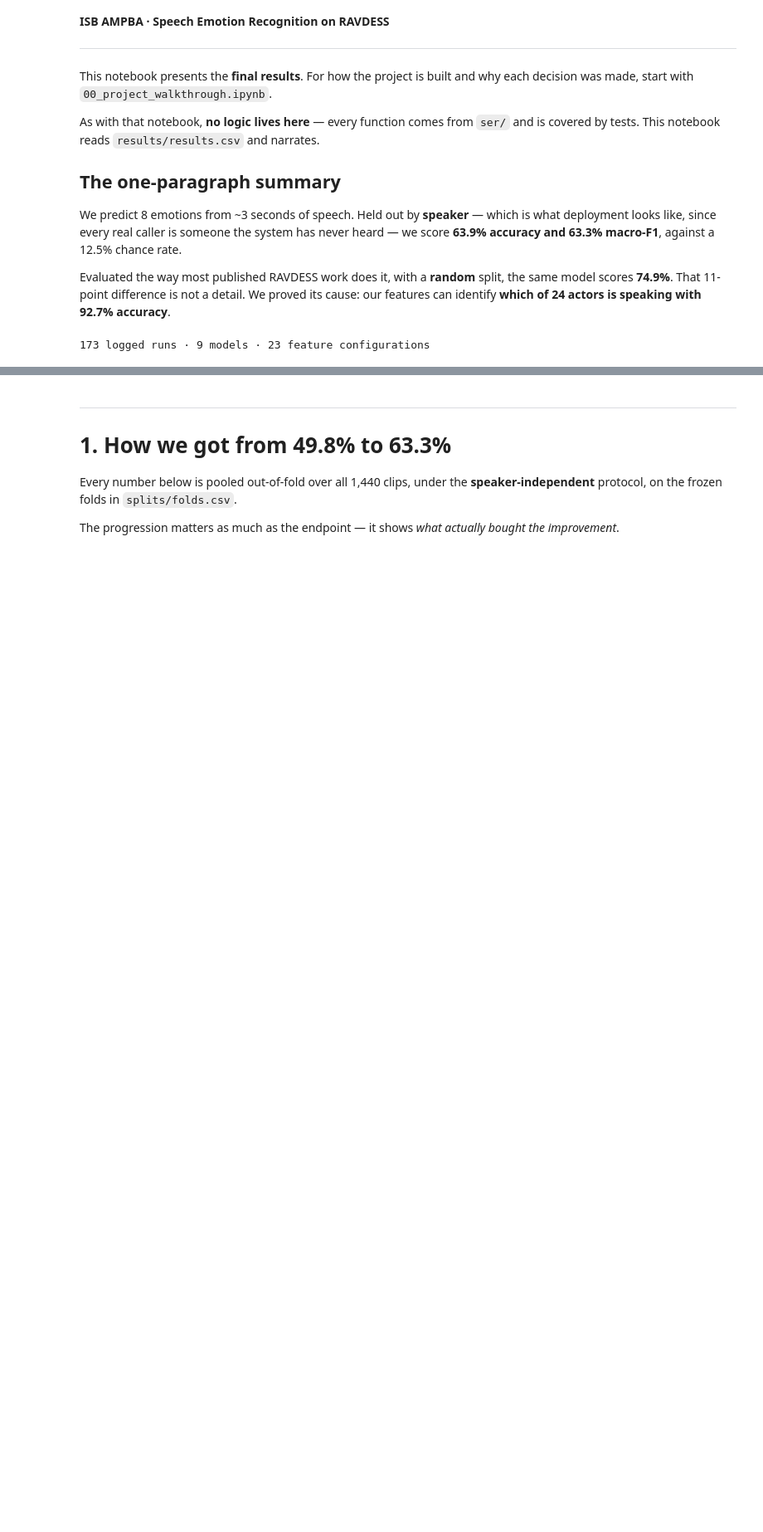
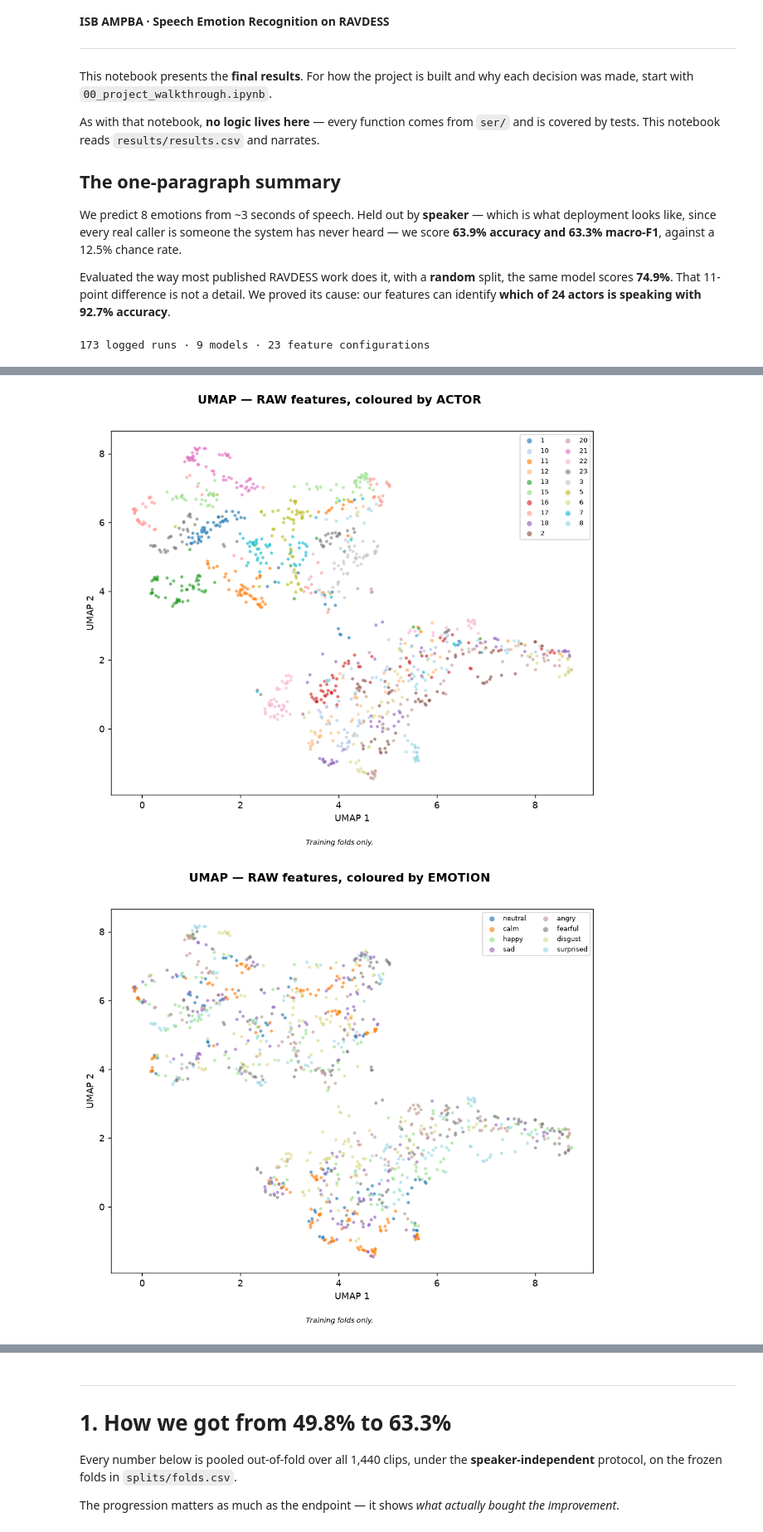
Before and after one commit to Unheard-ser/unheard, a Jupyter notebook: notebooks/01_results_and_findings.ipynb, the cells around one changed output, grey strips where cells are left out. Shown at 83% size. Drawn from its saved outputs; the diff is of its cells as text; code cells hidden in the pictures; blank space fills up the shorter version.

```diff
--- a/notebooks/01_results_and_findings.ipynb
+++ b/notebooks/01_results_and_findings.ipynb
@@ -44,0 +208,6 @@ print(f"{len(results)} logged runs · {results['model'].nunique()} models · "
+# %%
+show("14_umap_raw_by_actor.png", width=760)
+show("13_umap_raw_by_emotion.png", width=760)
+# %% [output]
+[figure, added]
+[figure, added]
```
Also changed, not shown: parts of 26 cells of this notebook, 21 other files.
